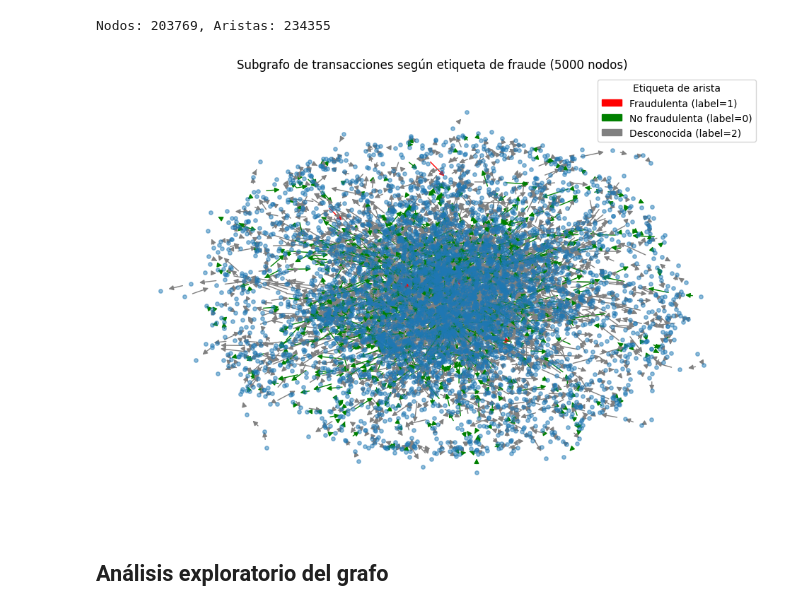
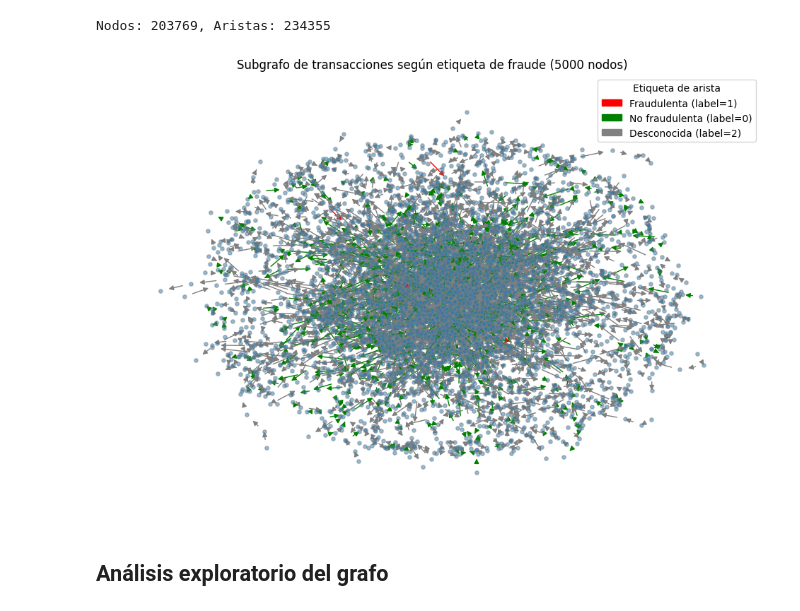
Before and after one commit to L-Ameneiro/elliptic-gnn-fraud-detector, a Jupyter notebook: notebooks/1-eda-graph-ameneiro.ipynb, the cells around one changed output. Cells and saved outputs as stored; diff of their text form; code cells hidden in the pictures.

```diff
--- a/notebooks/1-eda-graph-ameneiro.ipynb
+++ b/notebooks/1-eda-graph-ameneiro.ipynb
@@ -130,36 +136,35 @@ edge_colors = []
 for u, v in subgraph.edges():
     label = subgraph[u][v].get('fraud_label')
     if label == 1:
         edge_colors.append('red')
     elif label == 0:
         edge_colors.append('green')
     else:
         edge_colors.append('gray')
 
 # nodes
-options = {"edgecolors": "tab:blue", "node_size": 15, "alpha": 0.5}
+options = {"edgecolors": "tab:gray", "node_size": 15, "alpha": 0.5}
 nx.draw_networkx_nodes(subgraph, pos, **options)
-#nx.draw_networkx_nodes(G, pos, nodelist=[4, 5, 6, 7], node_color="tab:blue", **options)
 
 # edges
 nx.draw_networkx_edges(subgraph, pos, width=1.0, alpha=1, edge_color=edge_colors)
 
 plt.title("Subgrafo de transacciones según etiqueta de fraude (5000 nodos)")
 
 import matplotlib.patches as mpatches
 
 # Definir parches de color para la leyenda
 legend_elements = [
     mpatches.Patch(color='red', label='Fraudulenta (label=1)'),
     mpatches.Patch(color='green', label='No fraudulenta (label=0)'),
     mpatches.Patch(color='gray', label='Desconocida (label=2)')
 ]
 plt.axis('off')
 
 plt.legend(handles=legend_elements, loc='upper right', title="Etiqueta de arista")
 plt.show()
 # %% [output]
-[figure, old version]
+[figure, new version]
 # %% [markdown]
 ## Análisis exploratorio del grafo
 # %% [markdown]
```
Also changed, not shown: parts of 15 cells of this notebook.
